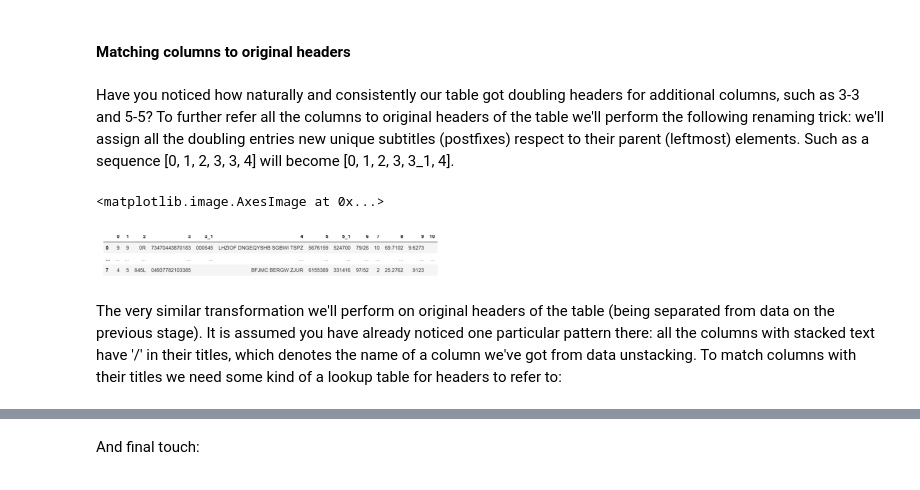
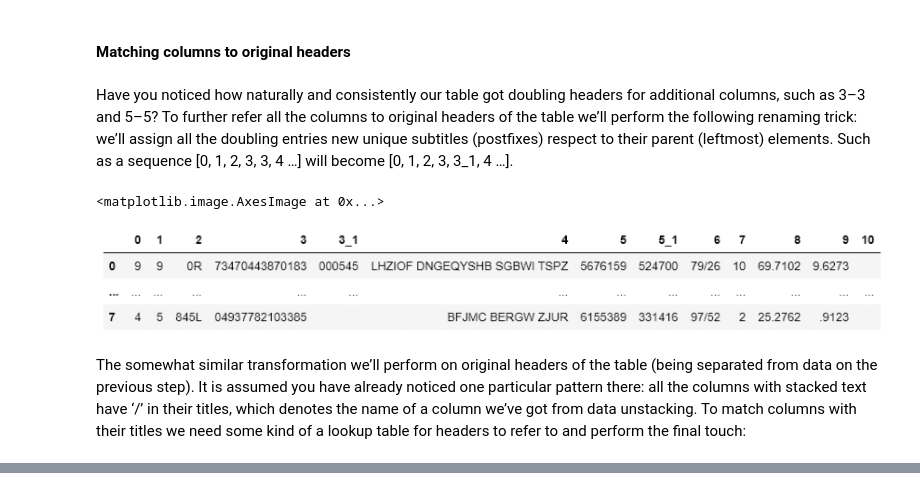
Before and after one commit to woldemarg/unstructured_data_post, a Jupyter notebook: main.ipynb, the cells around one changed output, grey strips where cells are left out. Drawn from its saved outputs; the diff is of its cells as text; code cells hidden in the pictures.

```diff
--- a/main.ipynb
+++ b/main.ipynb
@@ -57,8 +61,7 @@ To proceed we need a few more functions to visualise the results of our work:
 def make_df_image(table,
                   max_cols=-1,
                   max_rows=-1):
-    ''' Return dataframe as image '''
-
+    """Return dataframe as image."""
     with tempfile.NamedTemporaryFile(suffix='.jpg',
                                      delete=False) as tmp:
         dfi.export(table, tmp.name, max_cols=max_cols, max_rows=max_rows)
@@ -68,11 +71,10 @@ def make_df_image(table,
 
 def make_lines_image(lines,
                      mrgn=15,
-                     background=(0, 0, 0),
-                     text_color=(255, 255, 255),
+                     background=(255, 255, 255),
+                     text_color=(0, 0, 0),
                      font_size=8):
-    ''' Return raw text in lines as image '''
-
+    """Return raw text in lines as image."""
     lines = pd.Series(lines)
     longest_line = lines[lines.str.len().idxmax()]
     image = Image.new("RGBA", (1, 1))
@@ -266,16 +269,18 @@ fig.tight_layout()
 # %% [markdown]
 #### Matching columns to original headers
 # %% [markdown]
-Have you noticed how naturally and consistently our table got doubling headers for additional columns, such as 3-3 and 5-5? To further refer all the columns to original headers of the table we'll perform the following renaming trick: we'll assign all the doubling entries new unique subtitles (postfixes) respect to their parent (leftmost) elements. Such as a sequence [0, 1, 2, 3, 3, 4] will become [0, 1, 2, 3, 3_1, 4].
+Have you noticed how naturally and consistently our table got doubling headers for additional columns, such as 3–3 and 5–5? To further refer all the columns to original headers of the table we’ll perform the following renaming trick: we’ll assign all the doubling entries new unique subtitles (postfixes) respect to their parent (leftmost) elements. Such as a sequence [0, 1, 2, 3, 3, 4 …] will become [0, 1, 2, 3, 3_1, 4 …].
 # %%
 def add_postfix_after(in_list):
-    ''' Rename duplicates in a given list.
+    """Rename duplicates in a given list.
+
     in:
         print(add_postfix_after([0, 1, 2, 2, 3, 3, 3, 4, 5, 6, 6]))
     out:
         ['0', '1', '2', '2_1', '3', '3_1', '3_2', '4', '5', '6', '6_1']
     Needed to further compare list of columns with added ones to the
-    index of original columns '''
+    index of original columns.
+    """
     out_list = []
     x = 0
     while x < len(in_list) - 1:
@@ -298,13 +303,14 @@ def add_postfix_after(in_list):
 # %%
 all_rows.columns = add_postfix_after(all_rows.columns.astype(int).tolist())
 
+plt.figure(figsize=(15, 5))
 plt.axis('off')
 plt.imshow(make_df_image(all_rows, max_rows=3))
 # %% [output]
 <matplotlib.image.AxesImage at 0x...>
-[figure, old version]
+[figure, new version]
 # %% [markdown]
-The very similar transformation we'll perform on original headers of the table (being separated from data on the previous stage). It is assumed you have already noticed one particular pattern there: all the columns with stacked text have '/' in their titles, which denotes the name of a column we've got from data unstacking. To match columns with their titles we need some kind of a lookup table for headers to refer to:
+The somewhat similar transformation we’ll perform on original headers of the table (being separated from data on the previous step). It is assumed you have already noticed one particular pattern there: all the columns with stacked text have ‘/’ in their titles, which denotes the name of a column we’ve got from data unstacking. To match columns with their titles we need some kind of a lookup table for headers to refer to and perform the final touch:
 # %%
 header_splitted = header_row.str.split('/')
 
@@ -341,5 +347,3 @@ print(column_names)
 9               FREIGHT
 10                ALLOW
 dtype: object
-# %% [markdown]
-And final touch:
```
Also changed, not shown: parts of 24 cells of this notebook, 2 other files.
